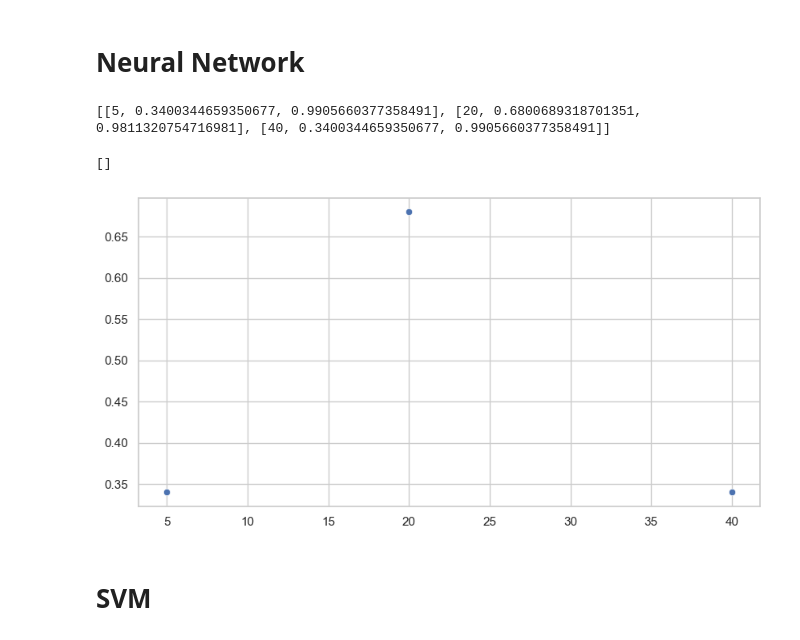
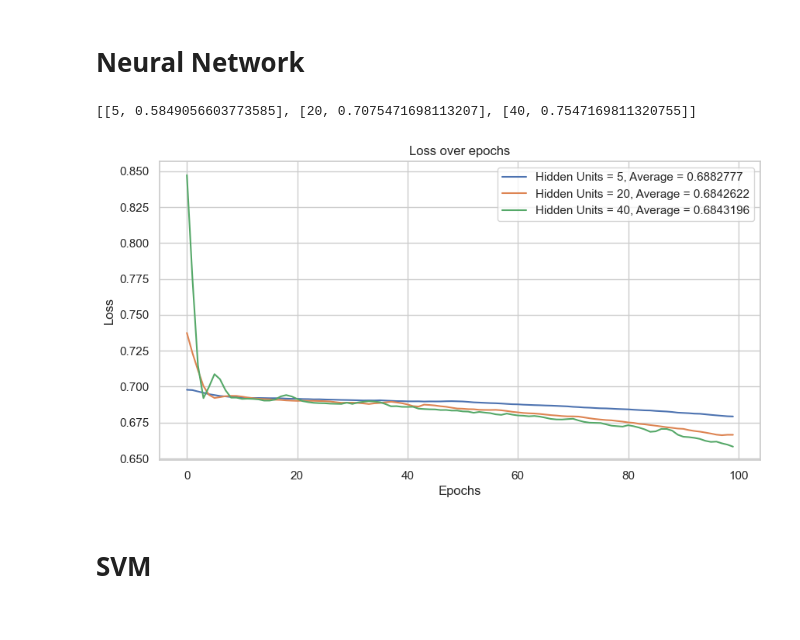
Before and after one commit to mattalajas/Assignment-3-Group-11, a Jupyter notebook: Model_Classification.ipynb, the cells around one changed output. Drawn from its saved outputs; the diff is of its cells as text; code cells hidden in the pictures.

Commit message:
Added weight initialisations and new graph

```diff
--- a/Model_Classification.ipynb
+++ b/Model_Classification.ipynb
@@ -101,39 +119,42 @@ print(prep_X_train.shape)
 # %%
-from sklearn.neural_network import MLPClassifier
-from sklearn.metrics import log_loss
-import warnings
+warnings.filterwarnings('ignore')
 
-#warnings.filterwarnings('ignore')
+np.random.seed(1)
 
-#np.random.seed(1)
-
-init_weigths = np.random.uniform(0., 0.1, 13518)
 hid_units = [5,20,40]
 results = []
+training_losses = []
 
 for hid_unit in hid_units:
-    clf = MLPClassifier(hidden_layer_sizes=(hid_unit,), solver='sgd', learning_rate_init=0.01, max_iter=100)
-    clf.coefs_ = init_weigths
-
+    clf = MLPClassifierOverride(hidden_layer_sizes=(hid_unit,), solver='sgd', learning_rate_init=0.01, max_iter=100)
     clf.fit(prep_X_train,Y_train)
 
     preds = clf.predict(prep_X_test)
     score = clf.score(prep_X_test, Y_test)
 
-    loss = log_loss(Y_test, preds)
-    results.append([hid_unit, loss, score])
+    training_losses.append(clf.loss_curve_)
 
+    results.append([hid_unit, score])
+
+training_losses = np.array(training_losses)
 print(results)
 # %% [output]
-[[5, 0.3400344659350677, 0.9905660377358491], [20, 0.6800689318701351, 0.9811320754716981], [40, 0.3400344659350677, 0.9905660377358491]]
+[[5, 0.5849056603773585], [20, 0.7075471698113207], [40, 0.7547169811320755]]
-# %%
-sns.set_style('whitegrid')
-results = np.array(results).T
-plot = sns.scatterplot(x=results[0], y=results[1])
-plt.plot()
-# %% [output]
-[]
-[figure, removed]
+# %%
+epochs = np.arange(100)
+average_losses = np.mean(training_losses, axis=1)
+average_losses = np.round(average_losses, decimals= 7)
+
+plot = sns.lineplot(x = epochs, y = training_losses[0], label = str('Hidden Units = 5, Average = ' + str(average_losses[0])))
+sns.lineplot(x = epochs, y = training_losses[1], label = str('Hidden Units = 20, Average = ' + str(average_losses[1])))
+sns.lineplot(x = epochs, y = training_losses[2], label = str('Hidden Units = 40, Average = ' + str(average_losses[2])))
+plot.set_title('Loss over epochs')
+plot.set_xlabel('Epochs')
+plot.set_ylabel('Loss')
+plt.legend()
+plt.show()
+# %% [output]
+[figure, added]
 # %% [markdown]
 # SVM
 # %%
```
Also changed, not shown: parts of 1 cell of this notebook, 1 other file.
